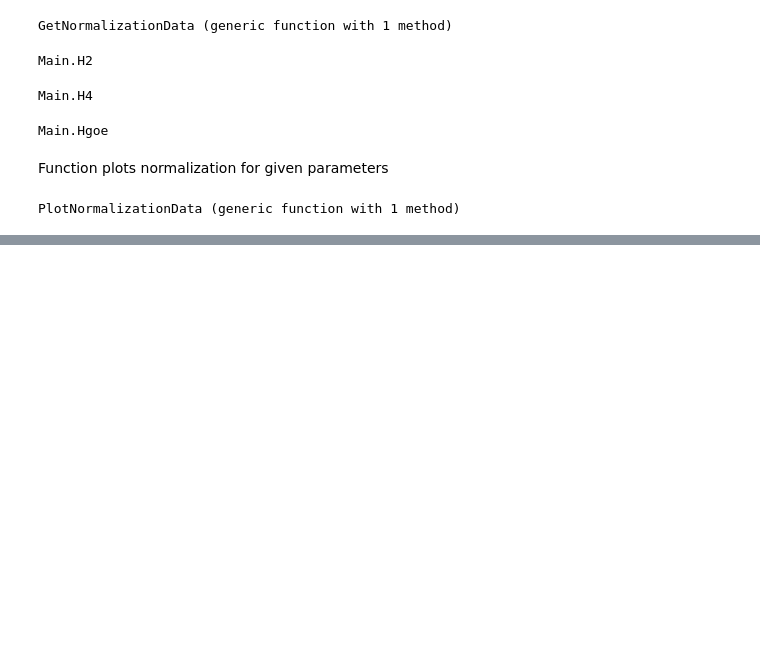
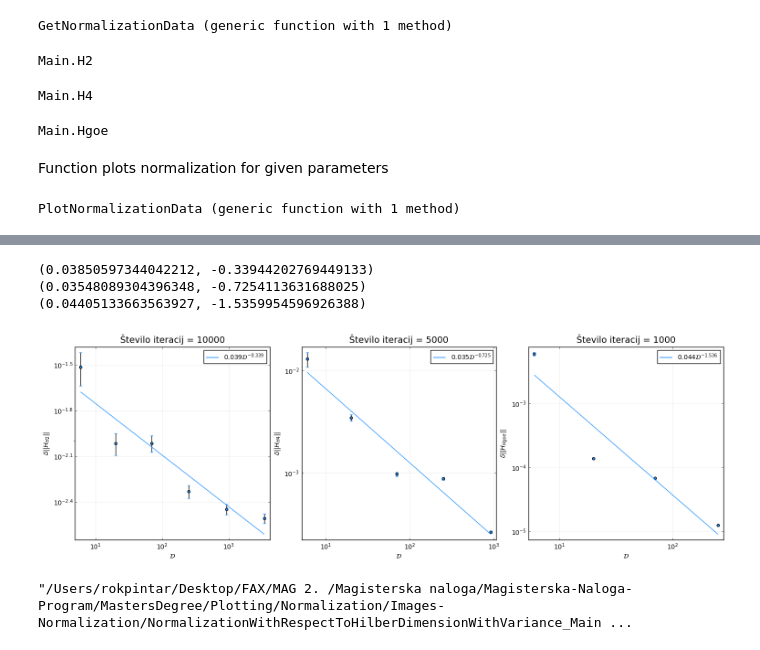
Before and after one commit to RockClimbingRocks/MastersDegree-Program, a Jupyter notebook: Plotting/Normalization/Normalization-Plots.ipynb, the cells around one changed output, grey strips where cells are left out. Cells and saved outputs as stored; diff of their text form; code cells hidden in the pictures; blank space fills up the shorter version.

```diff
--- a/Plotting/Normalization/Normalization-Plots.ipynb
+++ b/Plotting/Normalization/Normalization-Plots.ipynb
@@ -172,3 +342,14 @@ PlotNormalizationData (generic function with 1 method)
+# %%
+L′s′s = [[4,6,8,10,12,14], [4,6,8,10,12], [4,6,8,10]];
+maxNumbOfIter′s = [10000, 5000, 1000];
+
+PlotNormalizationWithRespectToHilberDimension(L′s′s, maxNumbOfIter′s)
+# %% [output]
+(0.03850597344042212, -0.33944202769449133)
+(0.03548089304396348, -0.7254113631688025)
+(0.04405133663563927, -1.5359954596926388)
+[figure, added]
+"/Users/rokpintar/Desktop/FAX/MAG 2. /Magisterska naloga/Magisterska-Naloga-Program/MastersDegree/Plotting/Normalization/Images-Normalization/NormalizationWithRespectToHilberDimensionWithVariance_Main ...
 # %%
 L′s = [4,6,8,10,12,14];
 maxNumbOfIter = 10000;
```
Also changed, not shown: parts of 8 cells of this notebook, 10 other files.
